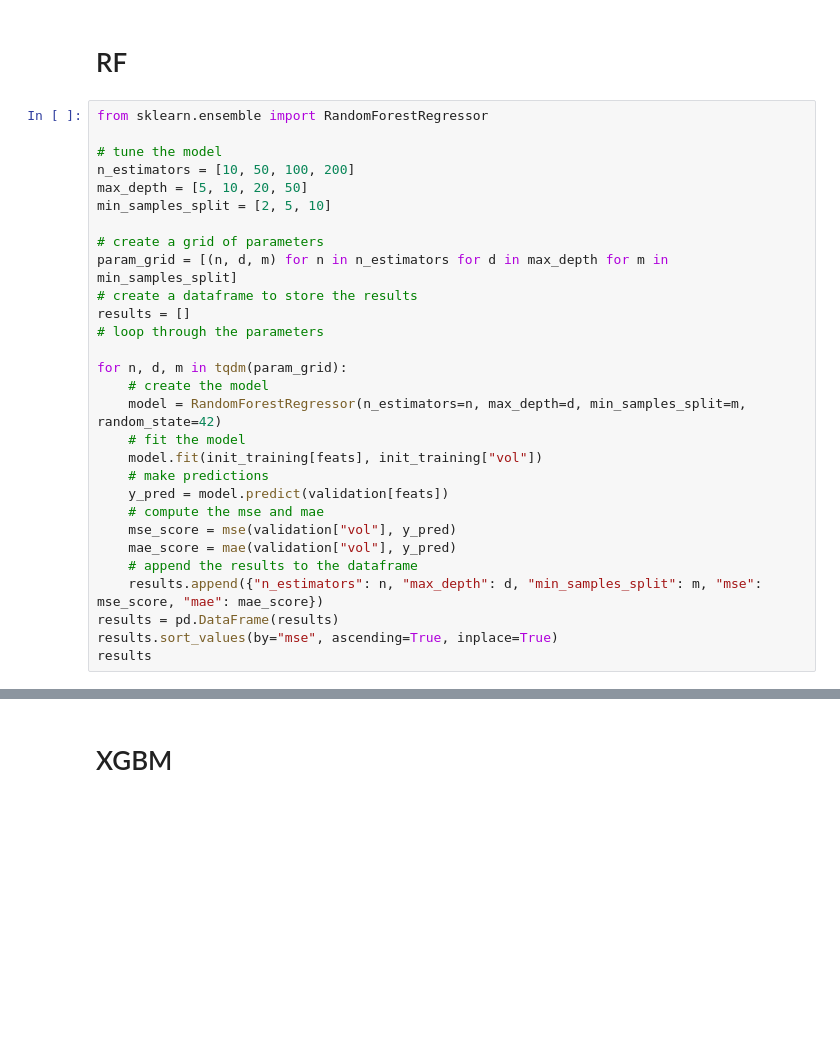
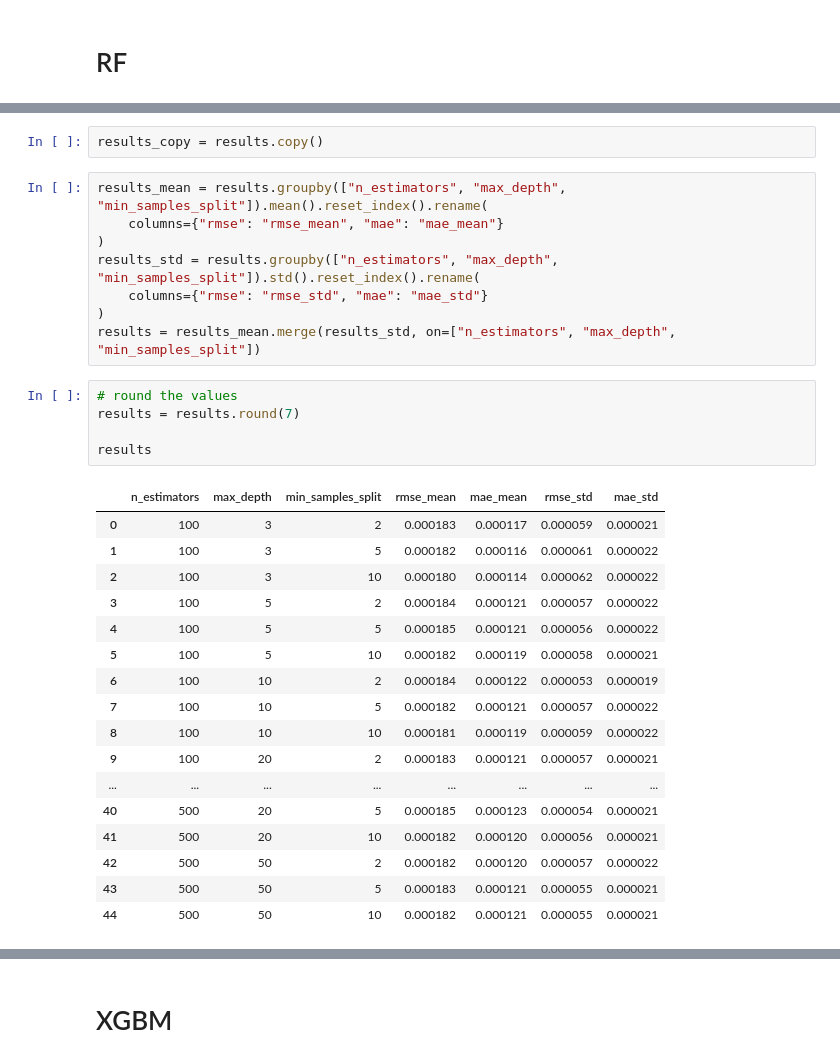
Before and after one commit to v-buchkov/mlfcs, a Jupyter notebook: experiments/miro/3.1-mz-development-bnchmrks-multivariate.ipynb, the cells around one changed output, grey strips where cells are left out. Drawn from its saved outputs; the diff is of its cells as text; blank space fills up the shorter version.

```diff
--- a/experiments/miro/3.1-mz-development-bnchmrks-multivariate.ipynb
+++ b/experiments/miro/3.1-mz-development-bnchmrks-multivariate.ipynb
@@ -218,31 +713,2 @@ results
 # %% [markdown]
 # RF
-# %%
-from sklearn.ensemble import RandomForestRegressor
-
-# tune the model
-n_estimators = [10, 50, 100, 200]
-max_depth = [5, 10, 20, 50]
-min_samples_split = [2, 5, 10]
-
-# create a grid of parameters
-param_grid = [(n, d, m) for n in n_estimators for d in max_depth for m in min_samples_split]
-# create a dataframe to store the results
-results = []
-# loop through the parameters
-
-for n, d, m in tqdm(param_grid):
-    # create the model
-    model = RandomForestRegressor(n_estimators=n, max_depth=d, min_samples_split=m, random_state=42)
-    # fit the model
-    model.fit(init_training[feats], init_training["vol"])
-    # make predictions
-    y_pred = model.predict(validation[feats])
-    # compute the mse and mae
-    mse_score = mse(validation["vol"], y_pred)
-    mae_score = mae(validation["vol"], y_pred)
-    # append the results to the dataframe
-    results.append({"n_estimators": n, "max_depth": d, "min_samples_split": m, "mse": mse_score, "mae": mae_score})
-results = pd.DataFrame(results)
-results.sort_values(by="mse", ascending=True, inplace=True)
-results
@@ -266,0 +769,33 @@ results
+# %%
+results_copy = results.copy()
+# %%
+results_mean = results.groupby(["n_estimators", "max_depth", "min_samples_split"]).mean().reset_index().rename(
+    columns={"rmse": "rmse_mean", "mae": "mae_mean"}
+)
+results_std = results.groupby(["n_estimators", "max_depth", "min_samples_split"]).std().reset_index().rename(
+    columns={"rmse": "rmse_std", "mae": "mae_std"}
+)
+results = results_mean.merge(results_std, on=["n_estimators", "max_depth", "min_samples_split"])
+# %%
+# round the values
+results = results.round(7)
+
+results
+# %% [output]
+|  | n_estimators | max_depth | min_samples_split | rmse_mean | mae_mean | rmse_std | mae_std |
+| 0 | 100 | 3 | 2 | 0.000183 | 0.000117 | 0.000059 | 0.000021 |
+| 1 | 100 | 3 | 5 | 0.000182 | 0.000116 | 0.000061 | 0.000022 |
+| 2 | 100 | 3 | 10 | 0.000180 | 0.000114 | 0.000062 | 0.000022 |
+| 3 | 100 | 5 | 2 | 0.000184 | 0.000121 | 0.000057 | 0.000022 |
+| 4 | 100 | 5 | 5 | 0.000185 | 0.000121 | 0.000056 | 0.000022 |
+| 5 | 100 | 5 | 10 | 0.000182 | 0.000119 | 0.000058 | 0.000021 |
+| 6 | 100 | 10 | 2 | 0.000184 | 0.000122 | 0.000053 | 0.000019 |
+| 7 | 100 | 10 | 5 | 0.000182 | 0.000121 | 0.000057 | 0.000022 |
+| 8 | 100 | 10 | 10 | 0.000181 | 0.000119 | 0.000059 | 0.000022 |
+| 9 | 100 | 20 | 2 | 0.000183 | 0.000121 | 0.000057 | 0.000021 |
+| ... | ... | ... | ... | ... | ... | ... | ... |
+| 40 | 500 | 20 | 5 | 0.000185 | 0.000123 | 0.000054 | 0.000021 |
+| 41 | 500 | 20 | 10 | 0.000182 | 0.000120 | 0.000056 | 0.000021 |
+| 42 | 500 | 50 | 2 | 0.000182 | 0.000120 | 0.000057 | 0.000022 |
+| 43 | 500 | 50 | 5 | 0.000183 | 0.000121 | 0.000055 | 0.000021 |
+| 44 | 500 | 50 | 10 | 0.000182 | 0.000121 | 0.000055 | 0.000021 |
```
Also changed, not shown: parts of 68 cells of this notebook, 7 other files.
